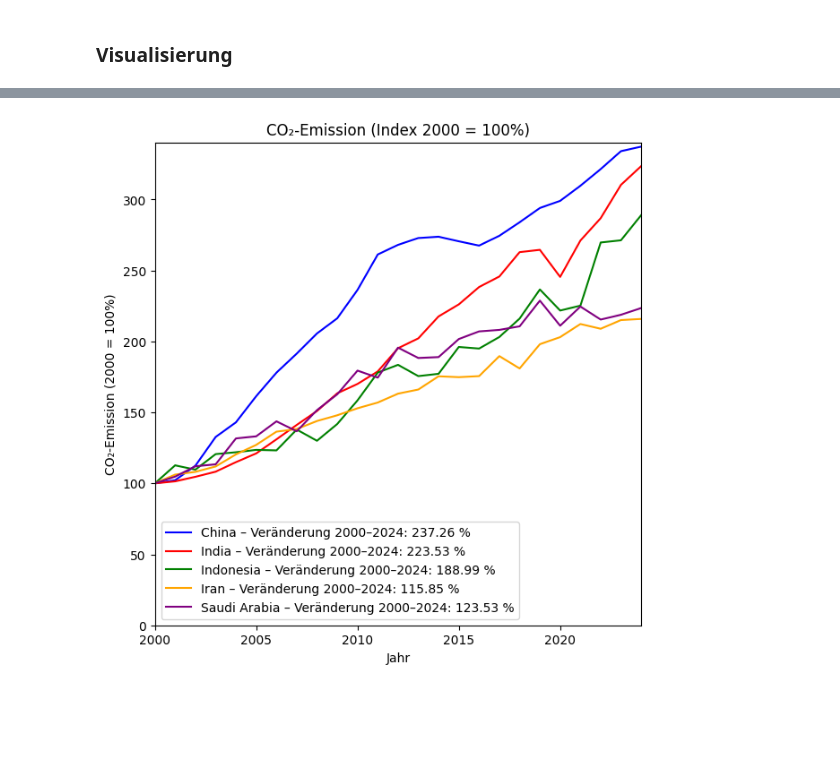
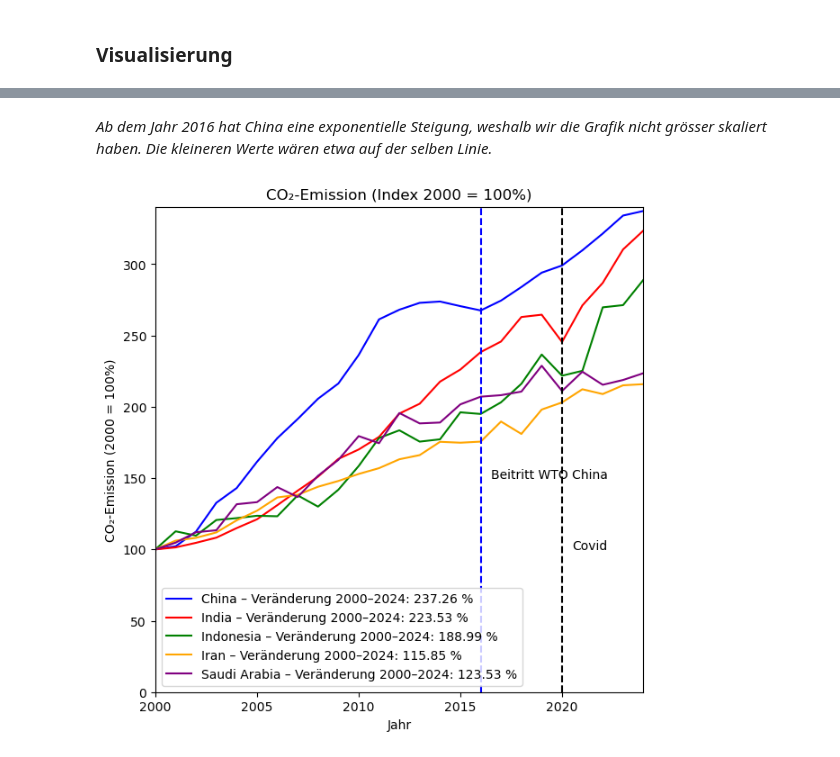
Before and after one commit to itulahjess/LN_2_Github_Python, a Jupyter notebook: Analyse.ipynb, the cells around one changed output, grey strips where cells are left out. Cells and saved outputs as stored; diff of their text form; code cells hidden in the pictures; blank space fills up the shorter version.

```diff
--- a/Analyse.ipynb
+++ b/Analyse.ipynb
@@ -247,31 +243,40 @@ for gebiet in Gebiets_liste:
+# %% [markdown]
+*Ab dem Jahr 2016 hat China eine exponentielle Steigung, weshalb wir die Grafik nicht grösser skaliert haben. Die kleineren Werte wären etwa auf der selben Linie.*
 # %%
 color_dict = {
     'China': 'blue',
     'India': 'red',
     'Indonesia': 'green',
     'Iran': 'orange',
     'Saudi Arabia': 'purple'
 }
 
 for gebiet in Gebiets_liste:
     # Zeitreihe des Landes
     serie = df_pivot.loc[gebiet]
 
     # Normierung auf Startjahr 2000 = 100 %
     serie_norm = serie / serie.loc[2000] * 100
 
     diff = serie_norm.loc[2024] - 100
 
     g = serie_norm.plot(
         title='CO₂-Emission (Index 2000 = 100%)',
         xlabel='Jahr',
         ylabel='CO₂-Emission (2000 = 100%)',
         legend=True,
         label=f'{gebiet} – Veränderung 2000–2024: {diff:.2f} %',
         xlim=[2000, 2024],
         ylim=[0, serie_norm.max() * 1.05+100],
         color=color_dict[gebiet],
         figsize=(7, 7)
     )
+
+g.axvline(x=2020, color='black', linestyle='--')
+g.text(2020.5, 100, 'Covid')
+
+
+g.axvline(x=2016, color='blue', linestyle='--')
+g.text(2016.5, 150, 'Beitritt WTO China');
 # %% [output]
-[figure, old version]
+[figure, new version]
```
Also changed, not shown: parts of 9 cells of this notebook.
